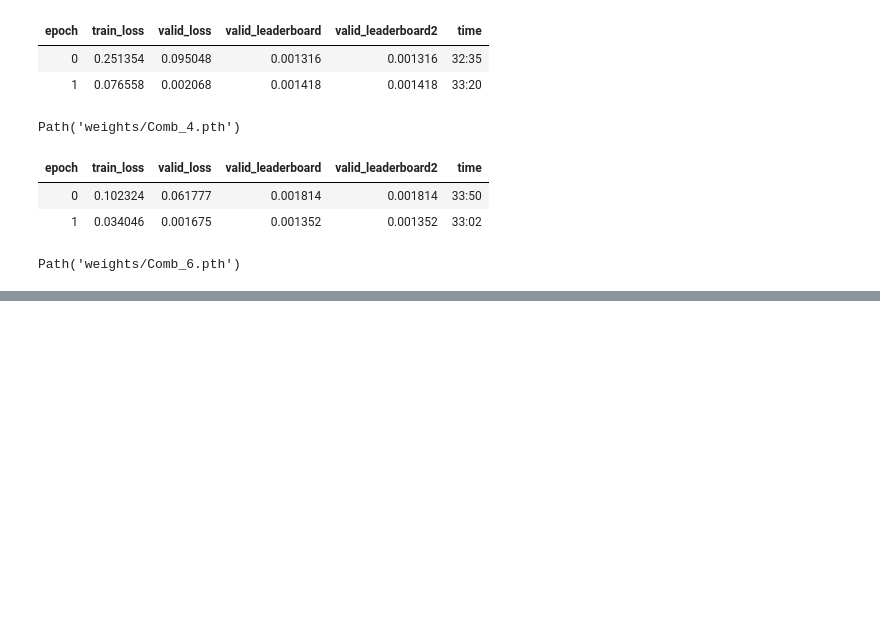
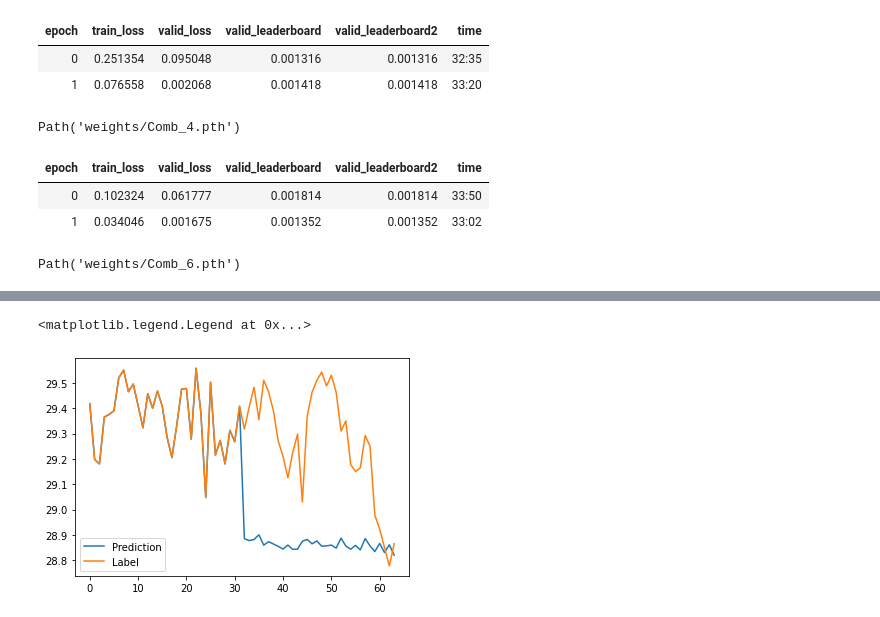
Before and after one commit to ZhenWZ/SST-Forecast, a Jupyter notebook: vunet_conv1d/Train_vunet_conv1d.ipynb, the cells around one changed output, grey strips where cells are left out. Drawn from its saved outputs; the diff is of its cells as text; code cells hidden in the pictures; blank space fills up the shorter version.

Commit message:
train conv1d model-v1

```diff
--- a/vunet_conv1d/Train_vunet_conv1d.ipynb
+++ b/vunet_conv1d/Train_vunet_conv1d.ipynb
@@ -138,0 +125,8 @@ pred = learn.predict(sample[np.newaxis,:32])
+# %%
+x, y = test_dl.one_batch()
+preds = learn.model(x)
+# %%
+# print(x.shape, y.shape)
+# preds, targets = learn.get_preds(2)
+sample = preds[0][0].cpu().detach().numpy()
+print(sample.shape)
@@ -138,0 +135,4 @@ pred = learn.predict(sample[np.newaxis,:32])
+# %%
+label = y[2].cpu().detach().numpy()
+input = x[2].cpu().detach().numpy()
+print(input.shape)
@@ -138,0 +141,4 @@ pred = learn.predict(sample[np.newaxis,:32])
+# %%
+sample = recover(sample, 17, 32)
+label = recover(label, 17, 32)
+input = recover(input, 17, 32)
@@ -138,0 +163,8 @@ pred = learn.predict(sample[np.newaxis,:32])
+# %%
+idx = [100, 100]
+plt.plot(concat(input[:,idx[0], idx[1]], sample[:,idx[0], idx[1]]))
+plt.plot(concat(input[:,idx[0], idx[1]], label[:,idx[0], idx[1]]))
+plt.legend(['Prediction', 'Label'])
+# %% [output]
+<matplotlib.legend.Legend at 0x...>
+[figure, added]
```
Also changed, not shown: parts of 19 cells of this notebook, 5 other files.
